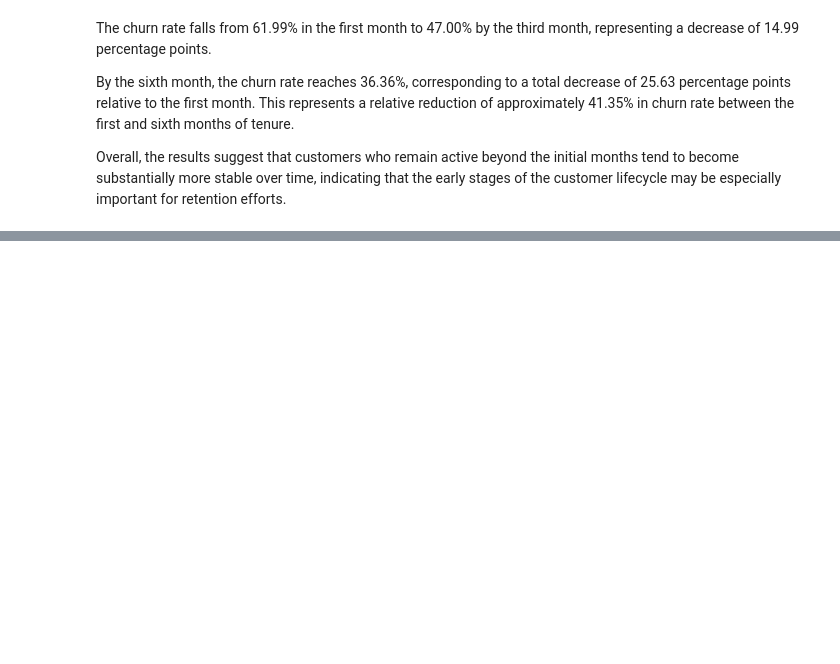
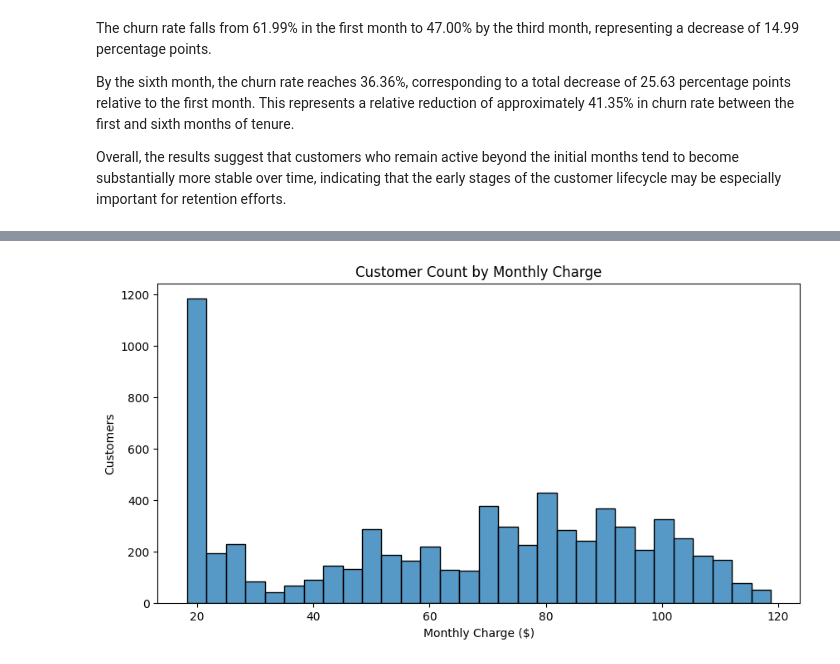
Before and after one commit to Bernardo-G-Cunha/customer-churn-analytics, a Jupyter notebook: notebooks/02_eda.ipynb, the cells around one changed output, grey strips where cells are left out. Saved outputs shown, nothing was run; the diff lists cells and outputs as text; code cells hidden in the pictures; blank space fills up the shorter version.

Commit message:
feat: add monthly charges exploratory analysis

```diff
--- a/notebooks/02_eda.ipynb
+++ b/notebooks/02_eda.ipynb
@@ -119,0 +169,6 @@ for retention efforts.
+# %%
+from src import plot_histogram
+
+plot_histogram(df, "MonthlyCharges", bins=30, title="Customer Count by Monthly Charge", xlabel="Monthly Charge ($)", ylabel="Customers")
+# %% [output]
+[figure, added]
```
Also changed, not shown: parts of 16 cells of this notebook, 3 other files.
